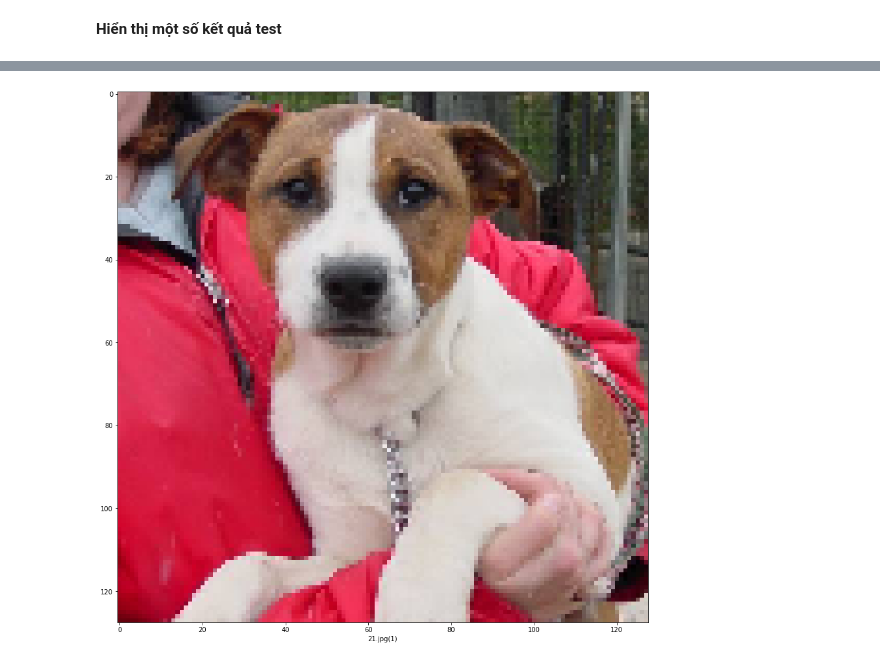
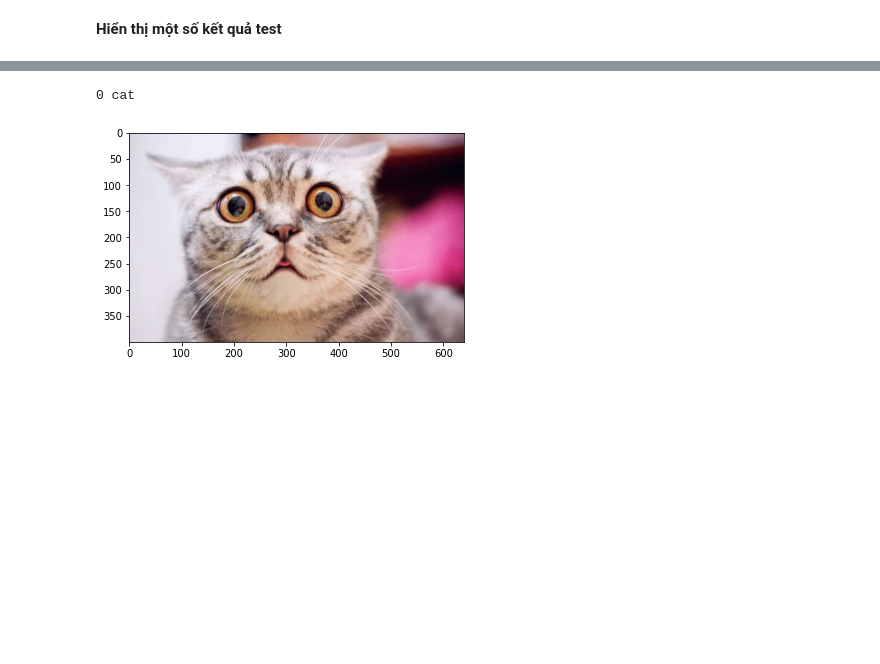
Before and after one commit to nghiaphan177/CS232.K21, a Jupyter notebook: Keras_CNN_Dog_or_Cat_Classification.ipynb, the cells around one changed output, grey strips where cells are left out. Drawn from its saved outputs; the diff is of its cells as text; code cells hidden in the pictures; blank space fills up the shorter version.

```diff
--- a/Keras_CNN_Dog_or_Cat_Classification.ipynb
+++ b/Keras_CNN_Dog_or_Cat_Classification.ipynb
@@ -416,15 +384,20 @@ Found 1 validated image filenames.
-# %%
-sample_test = test_df.head(1)
-sample_test.head()
-plt.figure(figsize=(12,24 ))
-for index, row in sample_test.iterrows():
-    filename = row['filename']
-    category = row['category']
-    img = load_img("/content/test1/"+filename, target_size=IMAGE_SIZE)
-    plt.subplot(1, 1, index+1)
-    plt.imshow(img)
-    plt.xlabel(filename + '(' + "{}".format(category) + ')' )
-plt.tight_layout()
-plt.show()
-# %% [output]
-[figure, removed]
+# %%
+results={
+    0:'cat',
+    1:'dog'
+}
+from keras.preprocessing import image
+import PIL
+from PIL import Image
+import numpy as np
+im=image.load_img("/content/meo1.jpg")
+plt.imshow(im)
+im=im.resize(IMAGE_SIZE)
+im=np.expand_dims(im,axis=0)
+im=np.array(im)
+im=im/255
+pred=model.predict_classes([im])[0]
+print(pred,results[pred])
+# %% [output]
+0 cat
+[figure, added]
```
Also changed, not shown: parts of 17 cells of this notebook.
